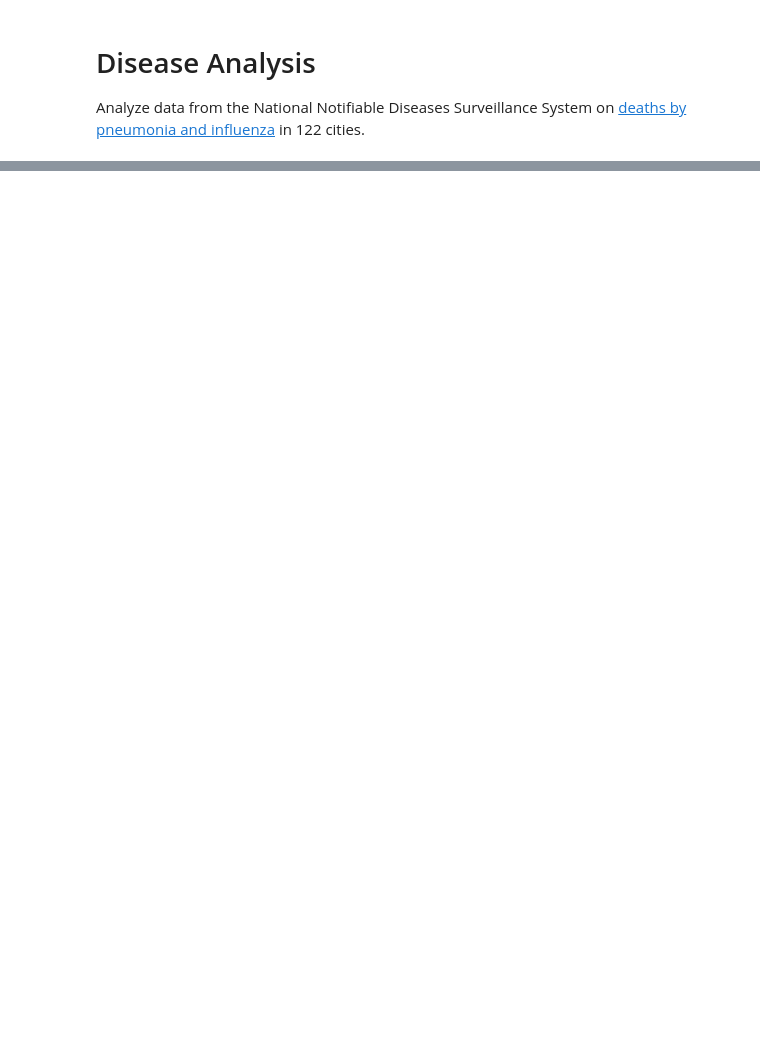
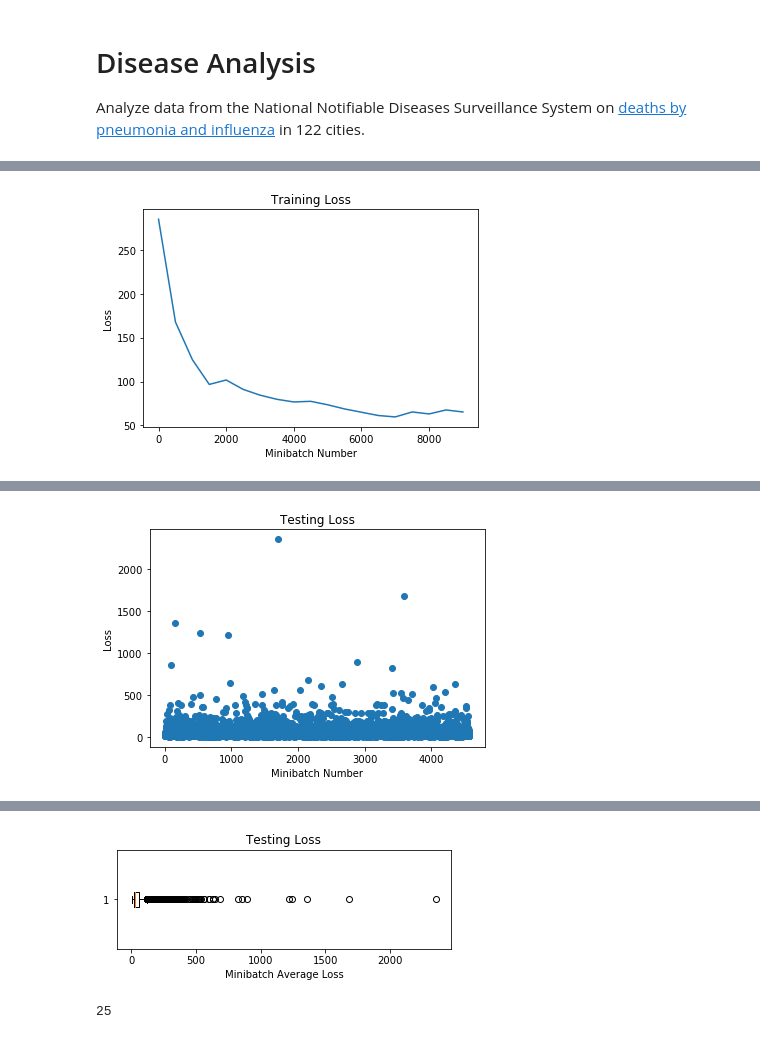
Before and after one commit to elmines/DiseaseAnalysis, a Jupyter notebook: DiseaseAnalysis.ipynb, the cells around one changed output, grey strips where cells are left out. Saved outputs shown, nothing was run; the diff lists cells and outputs as text; code cells hidden in the pictures; blank space fills up the shorter version.

Commit message:
Test model

```diff
--- a/DiseaseAnalysis.ipynb
+++ b/DiseaseAnalysis.ipynb
@@ -114,0 +119,49 @@ Minibatch 9000: Loss = 70.104346
+# %%
+test_minibatch_size = minibatch_size
+testing_features = features[training_size:]
+testing_labels = labels[training_size:]
+num_testing_minibatches = (num_samples - training_size) // test_minibatch_size
+
+testing_plotdata = defaultdict(list)
+
+for i in range(num_testing_minibatches):
+    start_index = i * test_minibatch_size
+    end_index = start_index + test_minibatch_size
+    feature_batch = testing_features[start_index : end_index]
+    label_batch = testing_labels[start_index : end_index]
+
+    eval_error = trainer.test_minibatch({input_var : feature_batch, label : label_batch})
+
+    if eval_error != "NA":
+        testing_plotdata["Batch Number"].append(i)
+        testing_plotdata["Loss"].append(eval_error)
+# %%
+import matplotlib.pyplot as plt
+%matplotlib inline
+
+training_plotdata["Average Loss"] = moving_average(training_plotdata["Loss"])
+testing_plotdata["Average Loss"] = moving_average(testing_plotdata["Loss"])
+
+plt.plot(training_plotdata["Batch Number"], training_plotdata["Average Loss"])
+plt.title("Training Loss")
+plt.xlabel("Minibatch Number")
+plt.ylabel("Loss")
+plt.show()
+
+print("Average Training Loss = {0:.2f}".format(training_plotdata["Average Loss"][-1]))
+
+plt.scatter(testing_plotdata["Batch Number"], testing_plotdata["Loss"])
+plt.title("Testing Loss")
+plt.xlabel("Minibatch Number")
+plt.ylabel("Loss")
+plt.show()
+
+print("Average Testing Loss = {0:.2f}".format(testing_plotdata["Average Loss"][-1]))
+
+plt.subplot(2, 1, 2)
+plt.boxplot(testing_plotdata["Loss"], vert = False)
+plt.title("Testing Loss")
+plt.xlabel("Minibatch Average Loss")
+plt.show()
+# %% [output]
+[figure, added]
@@ -114,0 +169 @@ Minibatch 9000: Loss = 70.104346
+[figure, added]
@@ -114,0 +171,5 @@ Minibatch 9000: Loss = 70.104346
+[figure, added]
+# %%
+print(test_minibatch_size)
+# %% [output]
+25
```
Also changed, not shown: parts of 11 cells of this notebook.
